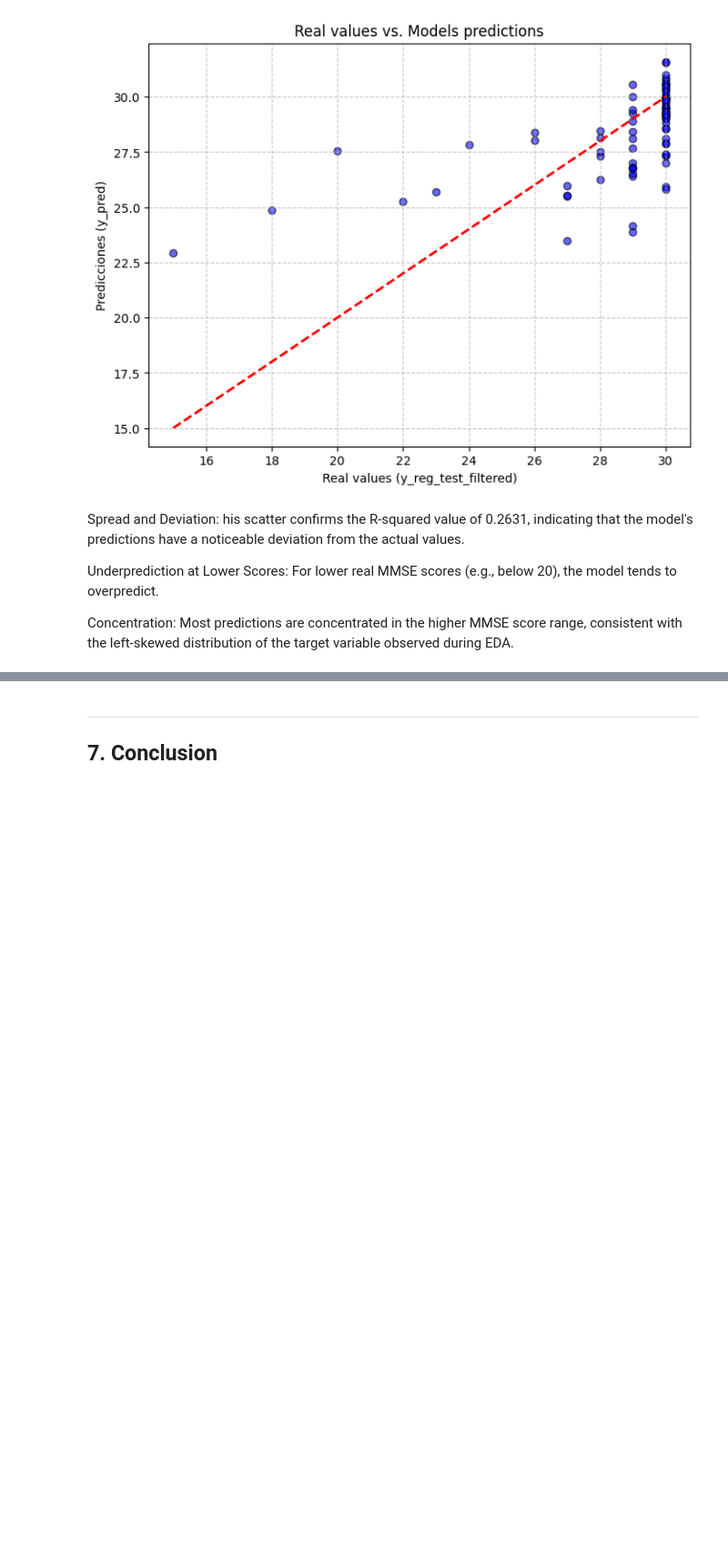
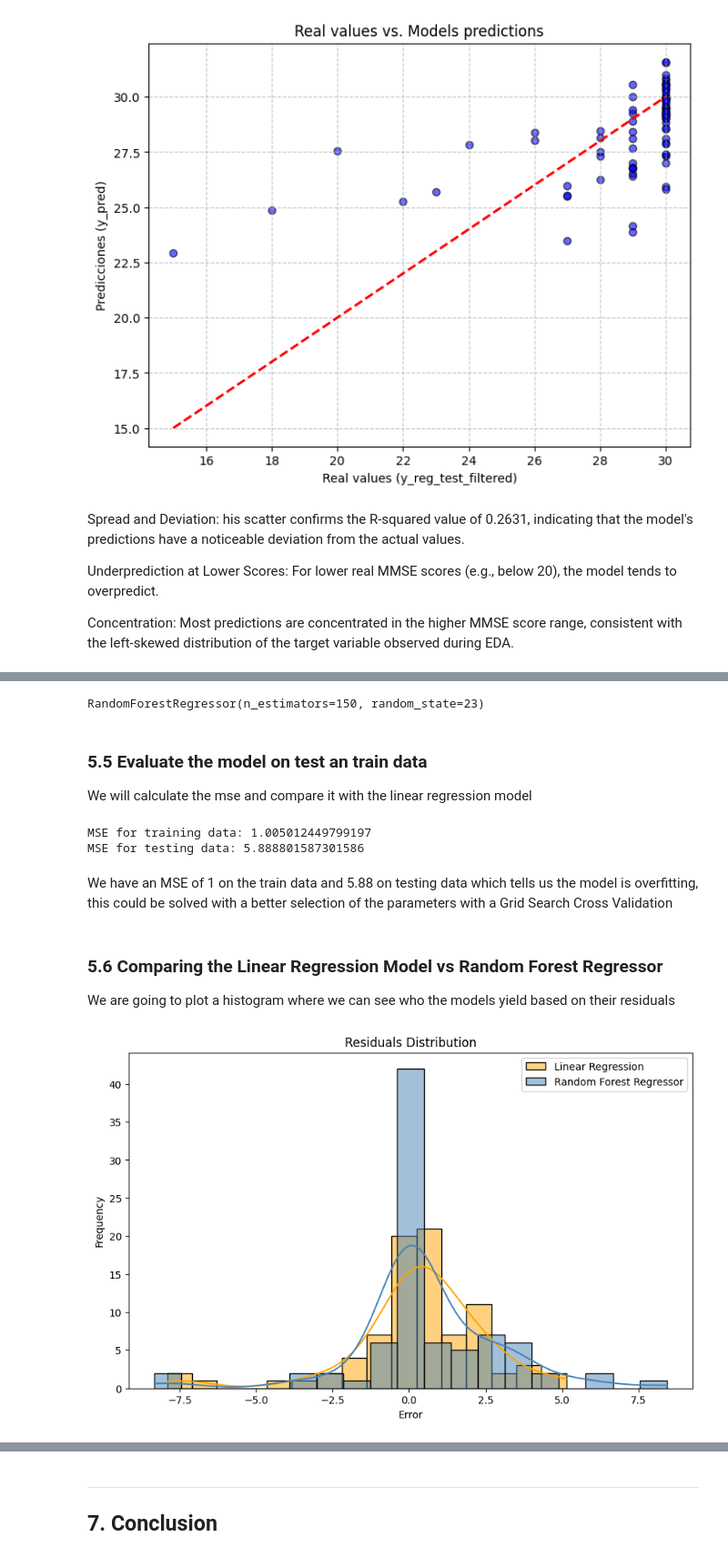
Before and after one commit to Carlos-PC05/FinalProjectCS-362, a Jupyter notebook: FinalReport_SP26_RV_PC_MASTERFILE.ipynb, the cells around one changed output, grey strips where cells are left out. Shown at 91% size. Drawn from its saved outputs; the diff is of its cells as text; code cells hidden in the pictures; blank space fills up the shorter version.

```diff
--- a/FinalReport_SP26_RV_PC_MASTERFILE.ipynb
+++ b/FinalReport_SP26_RV_PC_MASTERFILE.ipynb
@@ -1126,0 +1141,55 @@ Concentration: Most predictions are concentrated in the higher MMSE score range,
+# %%
+rf_reg = RandomForestRegressor(
+    n_estimators = 150,
+    max_depth = None,
+    min_samples_split = 2,
+    random_state = SEED
+)
+
+rf_reg.fit(X_train_lr, y_reg_train)
+# %% [output]
+RandomForestRegressor(n_estimators=150, random_state=23)
+# %% [markdown]
+### 5.5 Evaluate the model on test an train data
+
+We will calculate the mse and compare it with the linear regression model
+# %%
+#Make predictions on train and test data
+y_pred_train_rf = rf_reg.predict(X_train_lr)
+y_pred_test_rf = rf_reg.predict(X_test_lr)
+
+#Calculate MSE
+mse_train_rf = mean_squared_error(y_reg_train, y_pred_train_rf)
+mse_test_rf = mean_squared_error(y_reg_test, y_pred_test_rf)
+
+#print results
+print(f"MSE for training data: {mse_train_rf}")
+print(f"MSE for testing data: {mse_test_rf}")
+# %% [output]
+MSE for training data: 1.005012449799197
+MSE for testing data: 5.888801587301586
+# %% [markdown]
+We have an MSE of 1 on the train data and 5.88 on testing data which tells us the model is overfitting, this could be solved with a better selection of the parameters with a Grid Search Cross Validation
+# %% [markdown]
+### 5.6 Comparing the Linear Regression Model vs Random Forest Regressor
+
+We are going to plot a histogram where we can see who the models yield based on their residuals
+# %%
+#Calculate the residuals
+linear_residuals = y_reg_test - y_pred
+rf_residuals = y_reg_test - y_pred_test_rf
+
+#Plotting
+plt.figure(figsize=(10,6))
+
+sns.histplot(linear_residuals, color='orange', label='Linear Regression', kde=True, alpha=0.5)
+sns.histplot(rf_residuals, color='steelblue', label='Random Forest Regressor', kde=True, alpha=0.5)
+
+plt.title('Residuals Distribution')
+plt.xlabel('Error')
+plt.ylabel('Frequency')
+plt.legend()
+
+plt.show()
+# %% [output]
+[figure, added]
```
Also changed, not shown: parts of 11 cells of this notebook.
